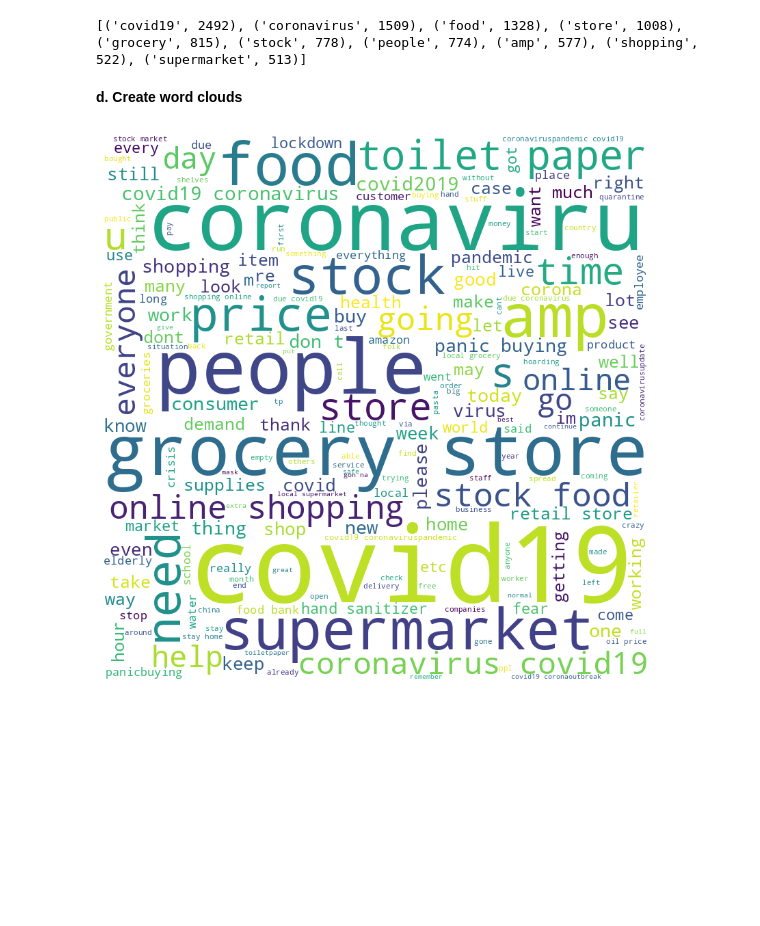
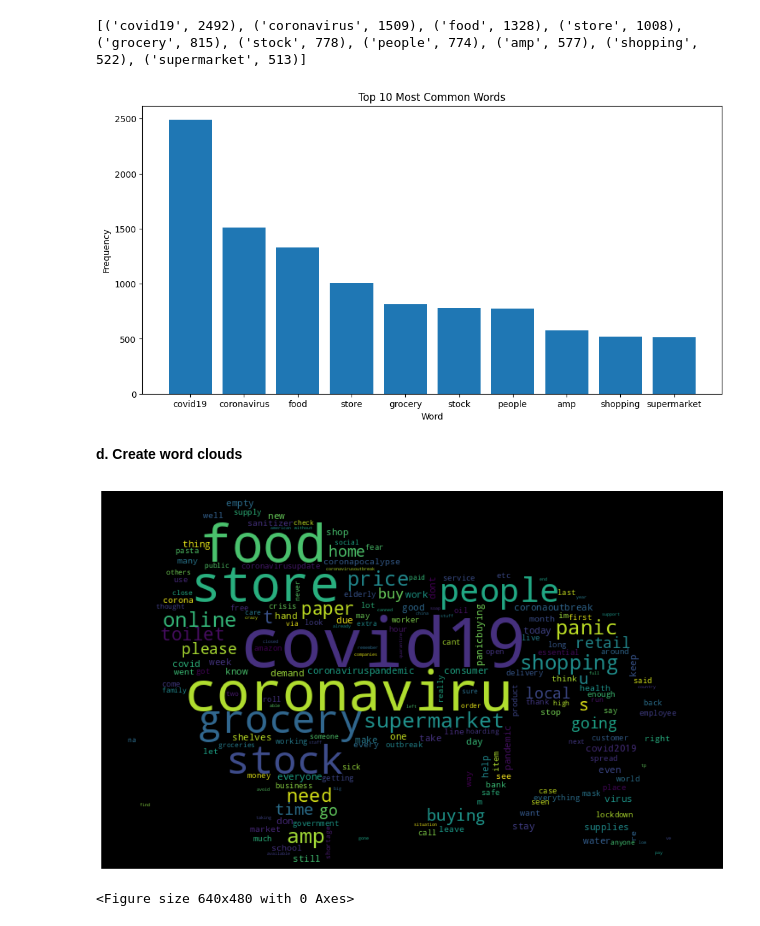
Before and after one commit to Srinikhitha98/TweetAnalysis, a Jupyter notebook: src/Assignment3.ipynb, the cells around one changed output. Saved outputs shown, nothing was run; the diff lists cells and outputs as text; code cells hidden in the pictures; blank space fills up the shorter version.

```diff
--- a/src/Assignment3.ipynb
+++ b/src/Assignment3.ipynb
@@ -156,24 +139,54 @@ for tweet_tokens in filtered_corpus:
 print(word_frequencies.most_common(10))
 # %% [output]
 [('covid19', 2492), ('coronavirus', 1509), ('food', 1328), ('store', 1008), ('grocery', 815), ('stock', 778), ('people', 774), ('amp', 577), ('shopping', 522), ('supermarket', 513)]
+# %%
+import matplotlib.pyplot as plt
+
+# Get the top 10 words and their frequencies
+top_words = word_frequencies.most_common(10)
+words = [word for word, freq in top_words]
+frequencies = [freq for word, freq in top_words]
+
+# Create a bar chart with a larger figure size
+fig, ax = plt.subplots(figsize=(12, 6))
+ax.bar(words, frequencies)
+
+# Add labels and title
+ax.set_xlabel('Word')
+ax.set_ylabel('Frequency')
+ax.set_title('Top 10 Most Common Words')
+plt.savefig("WordCount.png")
+# Display the chart
+plt.show()
+# %% [output]
+[figure, added]
 # %% [markdown]
 **d. Create word clouds**
-# %%
-from wordcloud import WordCloud, STOPWORDS
-# Combine all tweets into a single string
-combined_text = ' '.join([' '.join(tweet_tokens) for tweet_tokens in filtered_corpus])
-
-# Create and display the word cloud
-wordcloud = WordCloud(width = 800, height = 800,
-                background_color ='white',
-                stopwords = STOPWORDS,
-                min_font_size = 10).generate(combined_text)
-
-plt.figure(figsize = (8, 8), facecolor = None)
-plt.imshow(wordcloud)
-plt.axis("off")
-plt.tight_layout(pad = 0)
-
-plt.show()
-# %% [output]
-[figure, removed]
+# %%
+#Wordcloud Library
+from wordcloud import WordCloud, ImageColorGenerator
+import requests
+import numpy as np
+from PIL import Image
+import matplotlib.pyplot as plt
+
+
+# Mapping the data with image
+Mask = np.array(Image.open(requests.get('http://clipart-library.com/newhp/east-african-lion-leopard-felidae-lion.jpg', stream=True).raw))
+
+# Considering the color of the image and imposing on the wordcloud
+image_colors = ImageColorGenerator(Mask)
+
+#Creating the wordcloud
+wordcloud = WordCloud(background_color='black', height=1500, width=4000,mask=Mask,collocations=False).generate(combined_text)
+
+#Plotting the wordcloud :
+plt.figure(figsize = (15, 10))
+plt.imshow(wordcloud)
+plt.axis("off")
+plt.show()
+
+plt.savefig("WordCloud.png")
+# %% [output]
+[figure, added]
+<Figure size 640x480 with 0 Axes>
```
Also changed, not shown: parts of 2 cells of this notebook, 2 other files.
